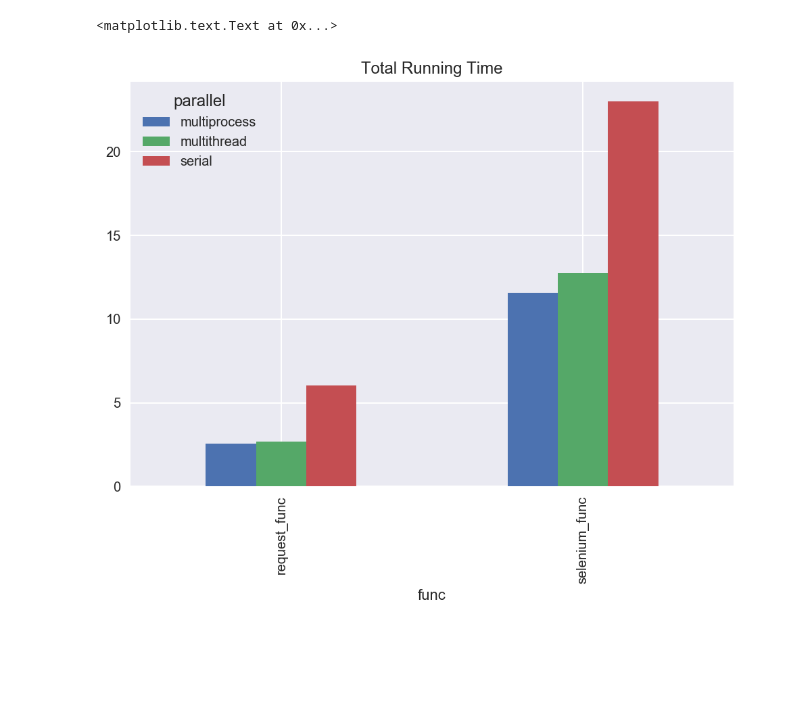
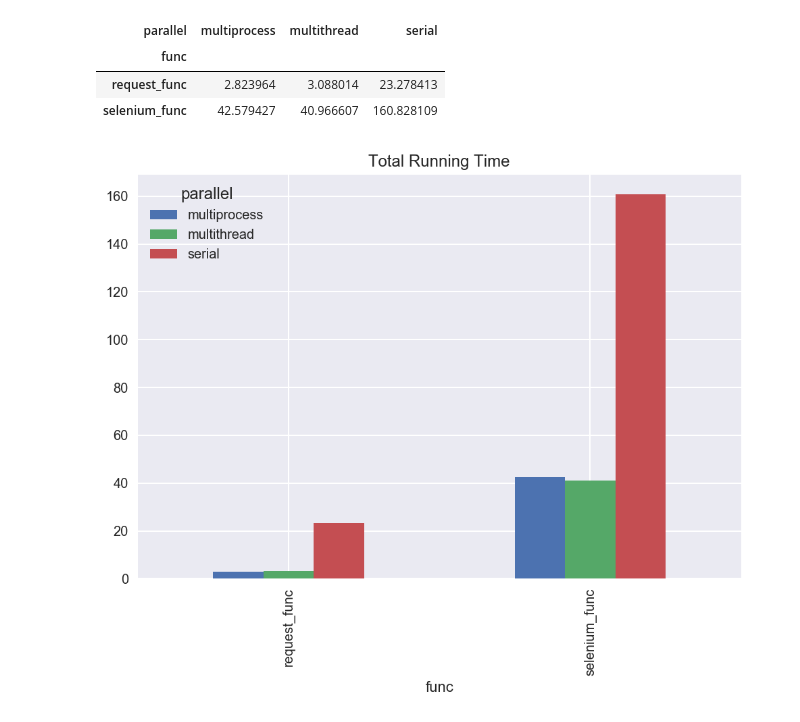
Before and after one commit to thedataincubator/python-multi-benchmark, a Jupyter notebook: analysis/Analysis.ipynb, the cells around one changed output. Cells and saved outputs as stored; diff of their text form; code cells hidden in the pictures; blank space fills up the shorter version.

```diff
--- a/analysis/Analysis.ipynb
+++ b/analysis/Analysis.ipynb
@@ -9,7 +54,7 @@ matplotlib.rcParams['figure.dpi'] = 144
 import pandas as pd
 import numpy as np
 # %%
-df = pd.read_json("../results/result-2018-03-16T20:51:30.json", lines=True)
+df = pd.read_json("../results/result-2018-03-17T20:41:48.json", lines=True)
 df["time"] = df["end"] - df["start"]
 df.head()
 # %% [output]
@@ -28,7 +78,12 @@ plt.title("Per-Thread Running Time")
 # %%
 df_total_time = df.groupby(["func", "parallel"]).aggregate({"start": np.min, "end": np.max})
-(df_total_time["end"] - df_total_time["start"]).unstack().plot(kind="bar")
+results = (df_total_time["end"] - df_total_time["start"]).unstack()
+results.plot(kind="bar")
 plt.title("Total Running Time")
+results
 # %% [output]
-<matplotlib.text.Text at 0x...>
+| parallel | multiprocess | multithread | serial |
+| func |  |  |  |
+| request_func | 2.823964 | 3.088014 | 23.278413 |
+| selenium_func | 42.579427 | 40.966607 | 160.828109 |
-[figure, old version]
+[figure, new version]
```
Also changed, not shown: parts of 3 cells of this notebook, 4 other files.
